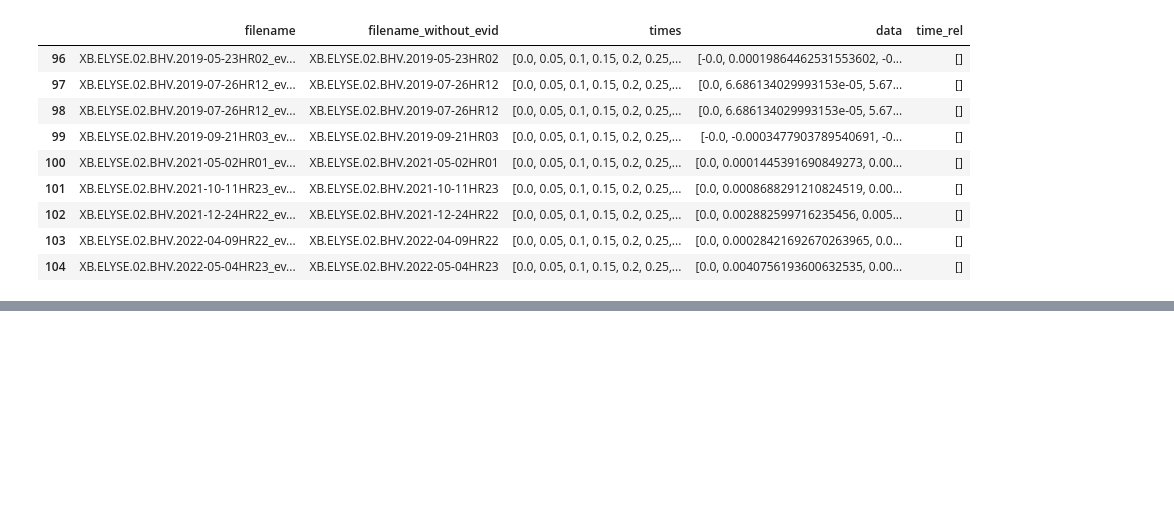
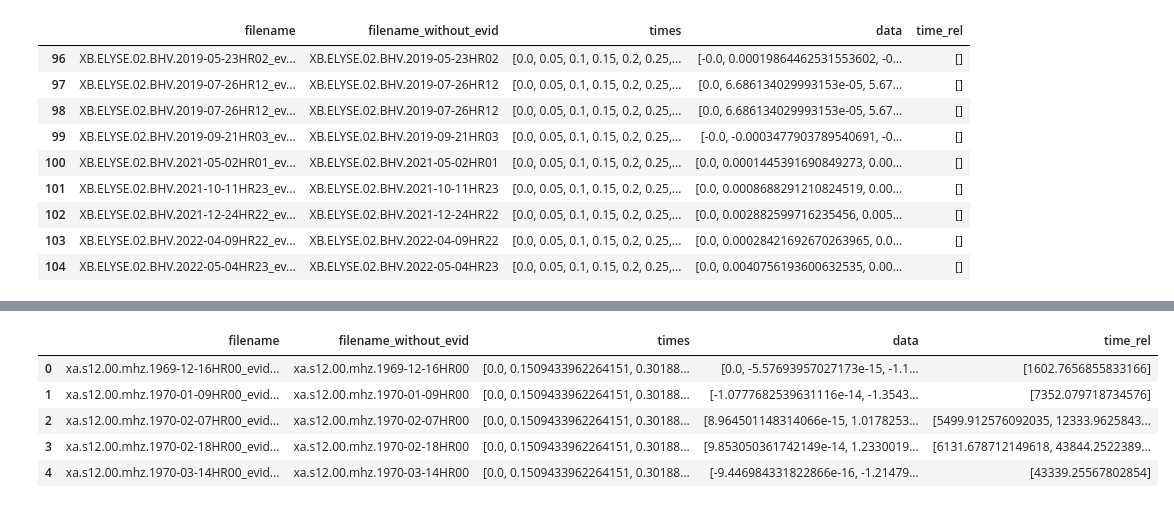
Before and after one commit to AGHRapidPro/seismic-detection, a Jupyter notebook: solution.ipynb, the cells around one changed output, grey strips where cells are left out. Cells and saved outputs as stored; diff of their text form; code cells hidden in the pictures; blank space fills up the shorter version.

```diff
--- a/solution.ipynb
+++ b/solution.ipynb
@@ -303,0 +302,9 @@ X_fixed
+# %%
+X_fixed.head()
+# %% [output]
+|  | filename | filename_without_evid | times | data | time_rel |
+| 0 | xa.s12.00.mhz.1969-12-16HR00_evid... | xa.s12.00.mhz.1969-12-16HR00 | [0.0, 0.1509433962264151, 0.30188... | [0.0, -5.57693957027173e-15, -1.1... | [1602.7656855833166] |
+| 1 | xa.s12.00.mhz.1970-01-09HR00_evid... | xa.s12.00.mhz.1970-01-09HR00 | [0.0, 0.1509433962264151, 0.30188... | [-1.0777682539631116e-14, -1.3543... | [7352.079718734576] |
+| 2 | xa.s12.00.mhz.1970-02-07HR00_evid... | xa.s12.00.mhz.1970-02-07HR00 | [0.0, 0.1509433962264151, 0.30188... | [8.964501148314066e-15, 1.0178253... | [5499.912576092035, 12333.9625843... |
+| 3 | xa.s12.00.mhz.1970-02-18HR00_evid... | xa.s12.00.mhz.1970-02-18HR00 | [0.0, 0.1509433962264151, 0.30188... | [9.853050361742149e-14, 1.2330019... | [6131.678712149618, 43844.2522389... |
+| 4 | xa.s12.00.mhz.1970-03-14HR00_evid... | xa.s12.00.mhz.1970-03-14HR00 | [0.0, 0.1509433962264151, 0.30188... | [-9.446984331822866e-16, -1.21479... | [43339.25567802854] |
```
Also changed, not shown: parts of 3 cells of this notebook.
